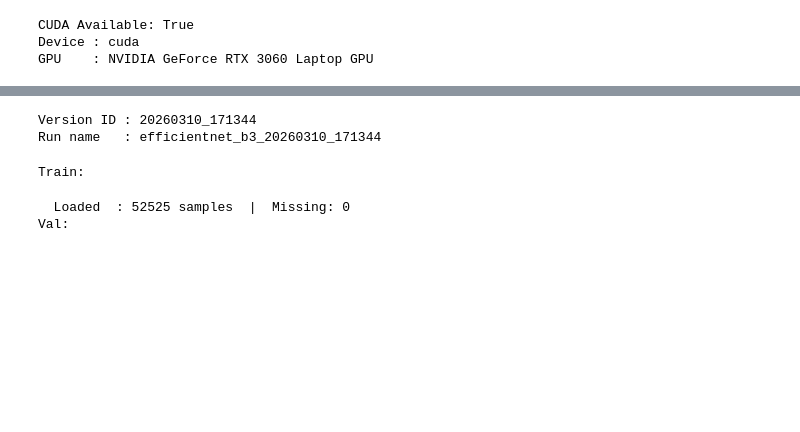
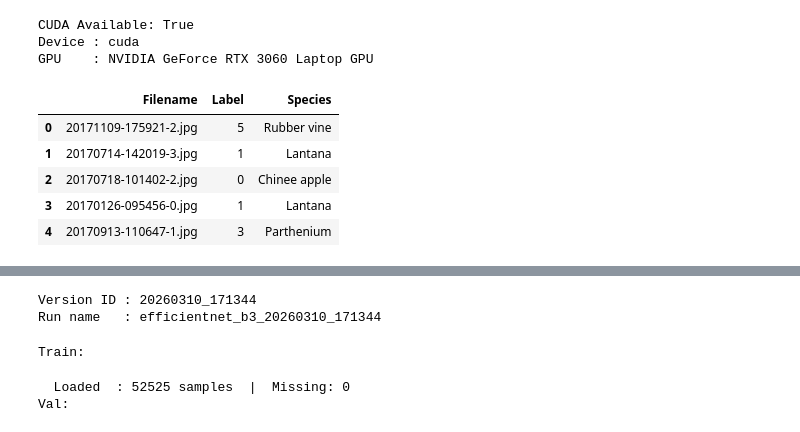
Before and after one commit to k17hawk/Weed-Detection-deep-weeds-, a Jupyter notebook: research/trials_fixed.ipynb, the cells around one changed output, grey strips where cells are left out. Saved outputs shown, nothing was run; the diff lists cells and outputs as text; code cells hidden in the pictures; blank space fills up the shorter version.

```diff
--- a/research/trials_fixed.ipynb
+++ b/research/trials_fixed.ipynb
@@ -56,3 +56,13 @@ val_images   = os.path.join(csv_path, 'images', 'val')
 train_csv = os.path.join(csv_path, 'labels', 'train.csv')
 test_csv  = os.path.join(csv_path, 'labels', 'test.csv')
 val_csv   = os.path.join(csv_path, 'labels', 'val.csv')
+# %%
+df = pd.read_csv(train_csv)
+df.head()
+# %% [output]
+|  | Filename | Label | Species |
+| 0 | 20171109-175921-2.jpg | 5 | Rubber vine |
+| 1 | 20170714-142019-3.jpg | 1 | Lantana |
+| 2 | 20170718-101402-2.jpg | 0 | Chinee apple |
+| 3 | 20170126-095456-0.jpg | 1 | Lantana |
+| 4 | 20170913-110647-1.jpg | 3 | Parthenium |
```
Also changed, not shown: parts of 5 cells of this notebook, 9 other files.
